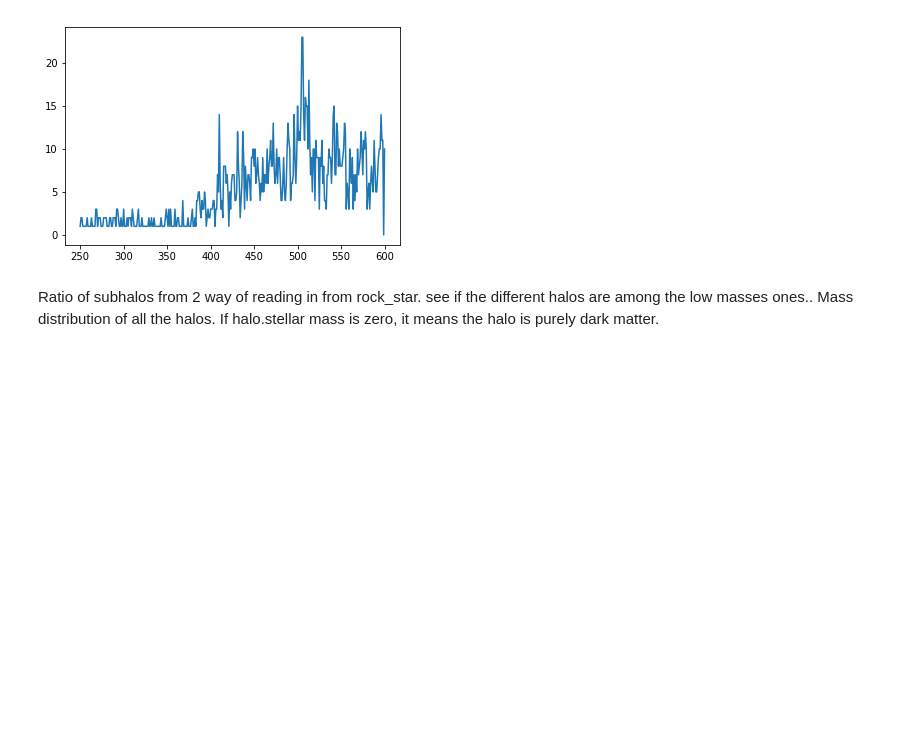
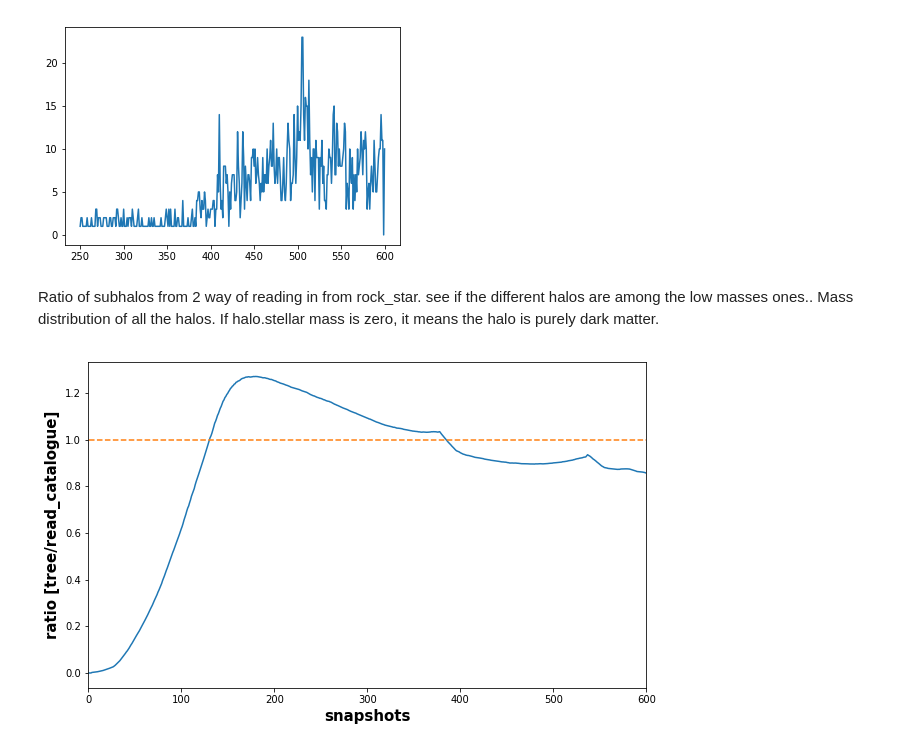
Before and after one commit to nonsk131/darkpy, a Jupyter notebook: stream1.ipynb, the cells around one changed output. Drawn from its saved outputs; the diff is of its cells as text; code cells hidden in the pictures; blank space fills up the shorter version.

```diff
--- a/stream1.ipynb
+++ b/stream1.ipynb
@@ -424,3 +424,16 @@ plt.plot(range(250,601,1),enc[250:601])
 [figure]
 # %% [markdown]
 Ratio of subhalos from 2 way of reading in from rock_star. see if the different halos are among the low masses ones.. Mass distribution of all the halos. If halo.stellar mass is zero, it means the halo is purely dark matter.
+# %%
+ratio = np.loadtxt('ratio.txt')
+# %%
+fig = plt.figure(figsize=(10,6))
+ax = fig.add_subplot(1,1,1)
+ax.plot(range(1,601,1),ratio[1:601,2])
+ax.plot(np.linspace(1,600,10),np.full(10,1), '--')
+ax.set_xlabel('snapshots', fontsize=15, fontweight='bold')
+ax.set_ylabel('ratio [tree/read_catalogue]', fontsize=15, fontweight='bold')
+ax.set_xlim((0,600))
+plt.savefig('halos_diff.png', dpi=300)
+# %% [output]
+[figure, added]
```
Also changed, not shown: 1 other file.
